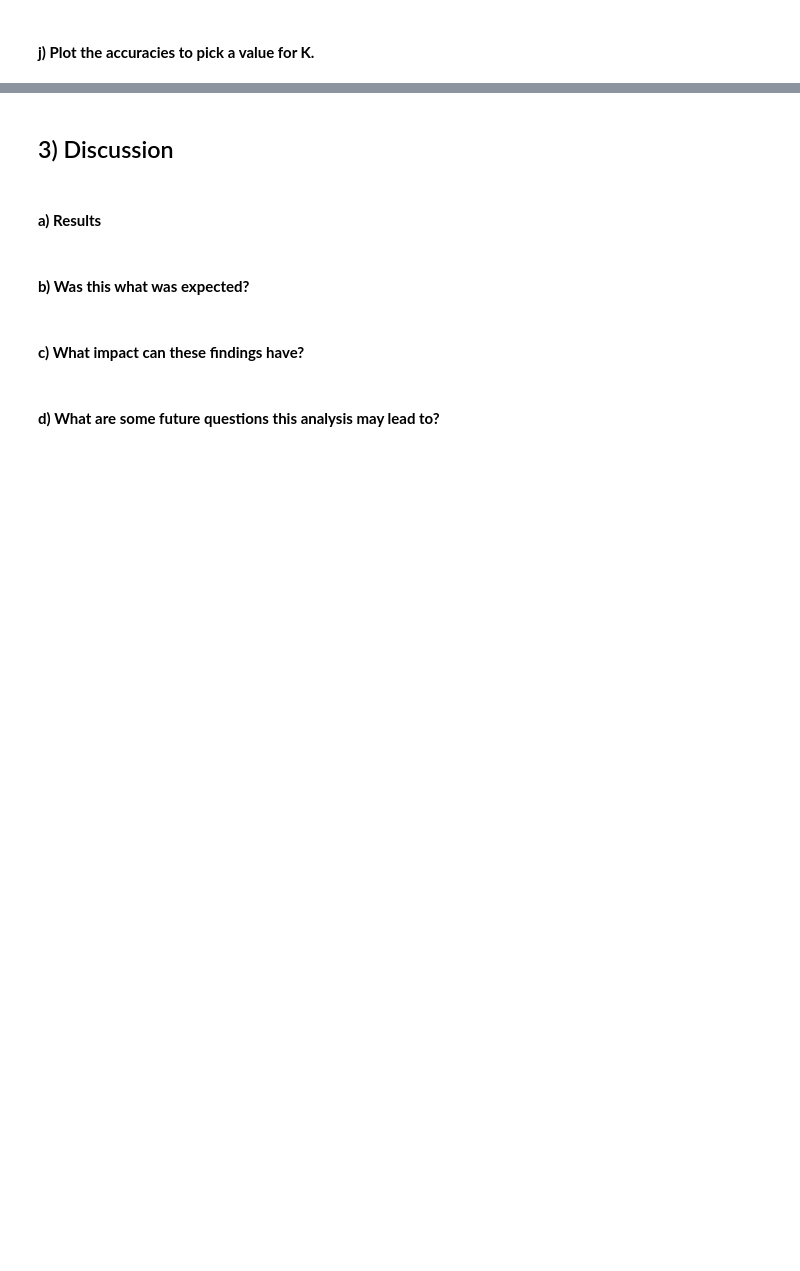
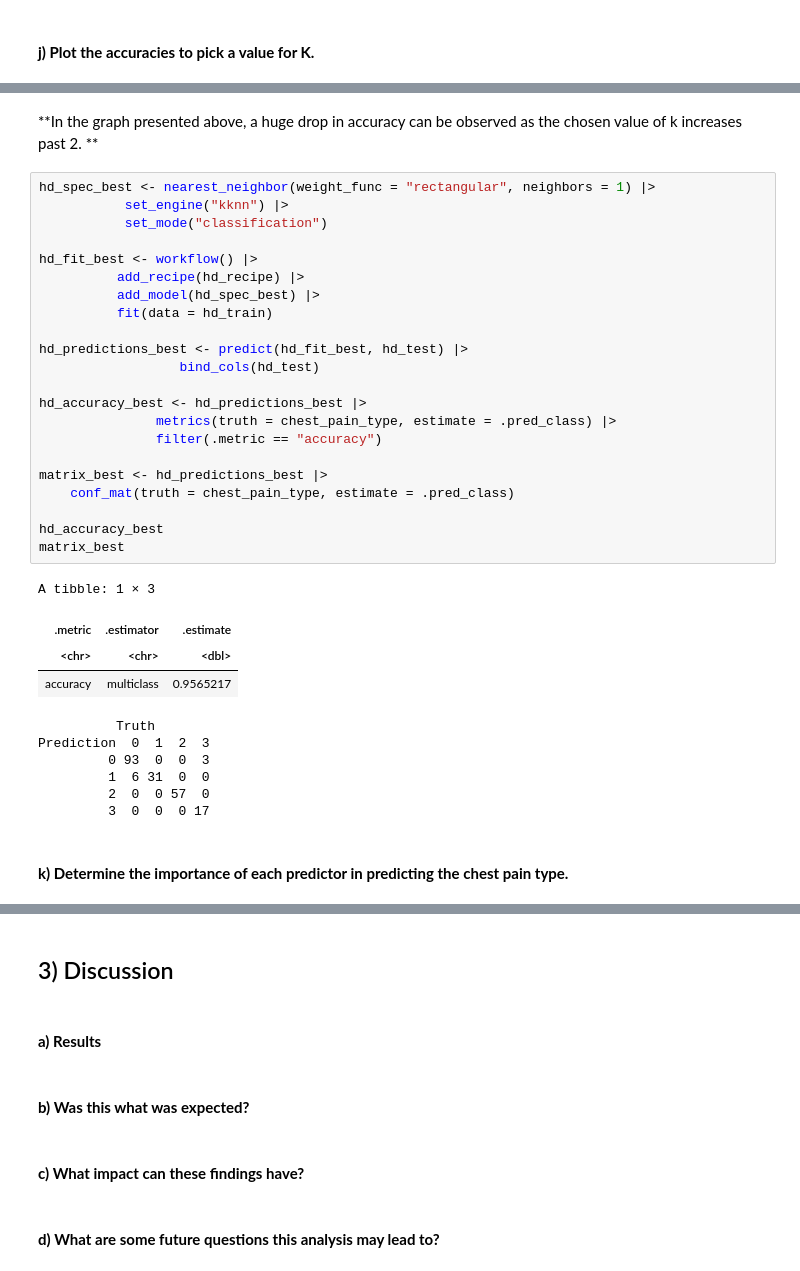
Before and after one commit to BurakMOzkan/DSCI100_group_3, a Jupyter notebook: FINAL_REPORT.ipynb, the cells around one changed output, grey strips where cells are left out. Drawn from its saved outputs; the diff is of its cells as text; blank space fills up the shorter version.

```diff
--- a/FINAL_REPORT.ipynb
+++ b/FINAL_REPORT.ipynb
@@ -203,0 +216,37 @@ which_k
+# %% [markdown]
+**In the graph presented above, a huge drop in accuracy can be observed as the chosen value of k increases past 2. **
+# %%
+hd_spec_best <- nearest_neighbor(weight_func = "rectangular", neighbors = 1) |>
+           set_engine("kknn") |>
+           set_mode("classification")
+
+hd_fit_best <- workflow() |>
+          add_recipe(hd_recipe) |>
+          add_model(hd_spec_best) |>
+          fit(data = hd_train)
+
+hd_predictions_best <- predict(hd_fit_best, hd_test) |>
+                  bind_cols(hd_test)
+
+hd_accuracy_best <- hd_predictions_best |>
+               metrics(truth = chest_pain_type, estimate = .pred_class) |>
+               filter(.metric == "accuracy")
+
+matrix_best <- hd_predictions_best |>
+    conf_mat(truth = chest_pain_type, estimate = .pred_class)
+
+hd_accuracy_best
+matrix_best
+# %% [output]
+A tibble: 1 × 3
+| .metric | .estimator | .estimate |
+| <chr> | <chr> | <dbl> |
+| accuracy | multiclass | 0.9565217 |
+          Truth
+Prediction  0  1  2  3
+         0 93  0  0  3
+         1  6 31  0  0
+         2  0  0 57  0
+         3  0  0  0 17
+# %% [markdown]
+#### **k) Determine the importance of each predictor in predicting the chest pain type.**
```
Also changed, not shown: parts of 8 cells of this notebook.
